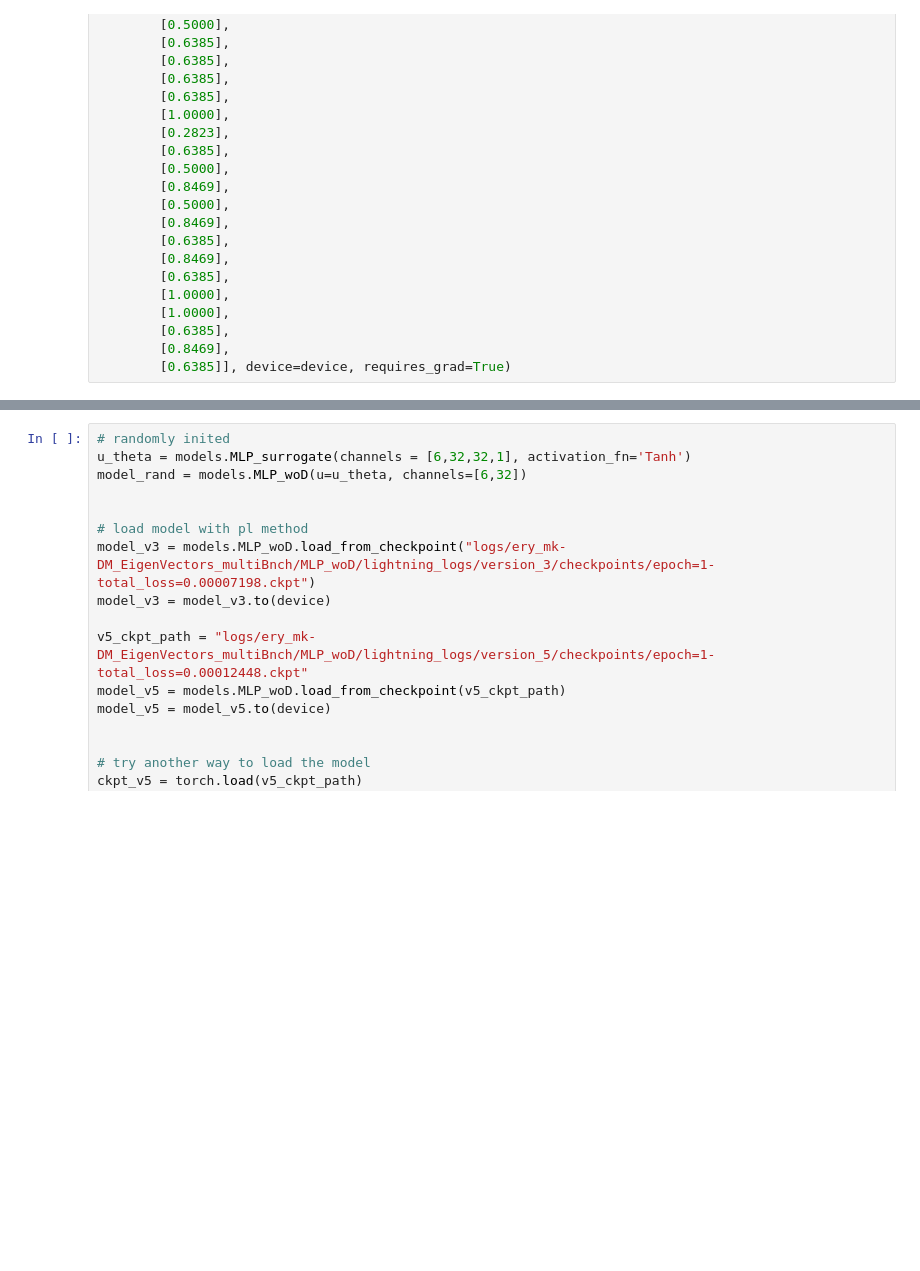
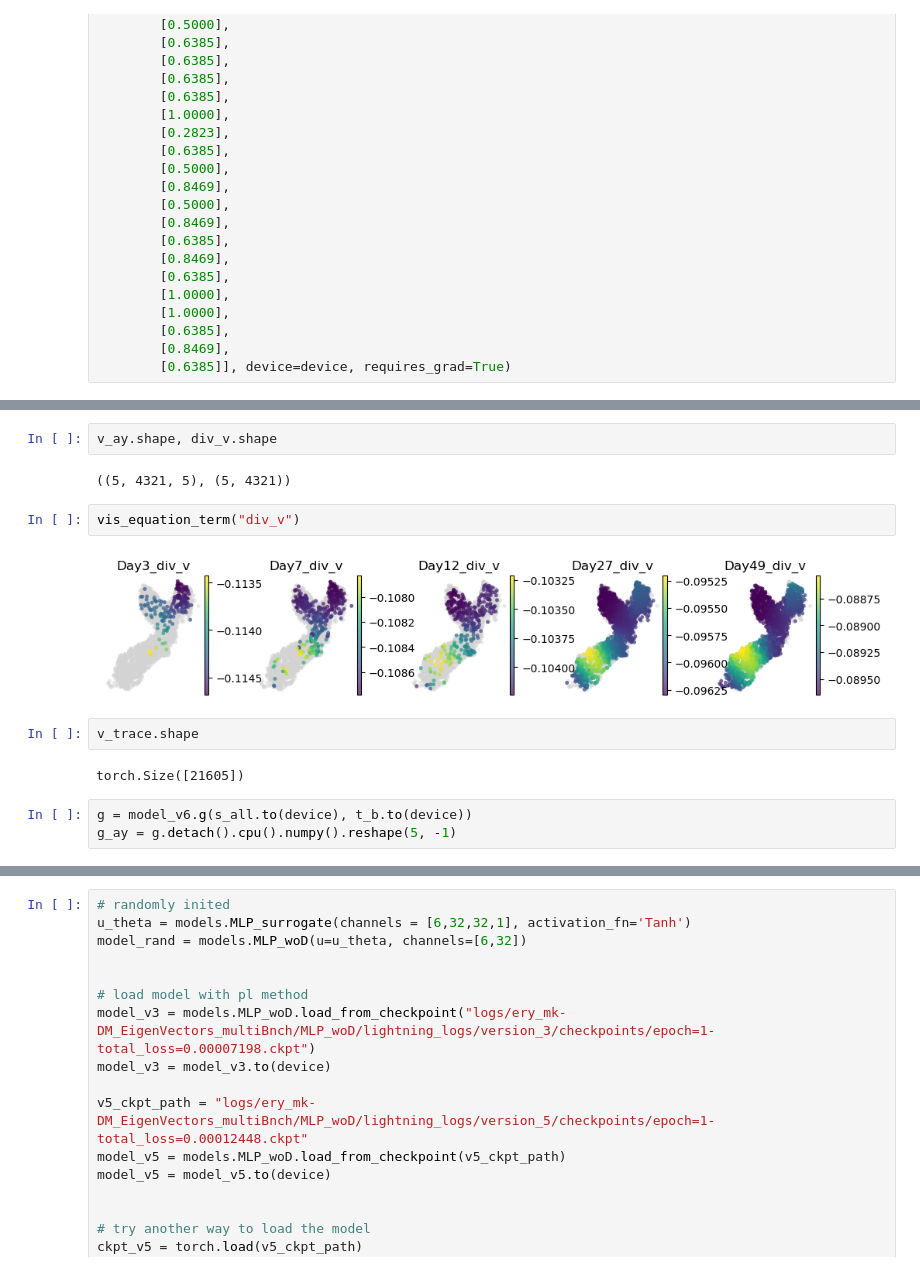
Before and after one commit to oZwZo/PINN_dynamics, a Jupyter notebook: Explore_Notebook/5.trajectory_independent/5-2.MLP_PINN_models.ipynb, the cells around one changed output, grey strips where cells are left out. Saved outputs shown, nothing was run; the diff lists cells and outputs as text; blank space fills up the shorter version.

```diff
--- a/Explore_Notebook/5.trajectory_independent/5-2.MLP_PINN_models.ipynb
+++ b/Explore_Notebook/5.trajectory_independent/5-2.MLP_PINN_models.ipynb
@@ -259,0 +349,15 @@ t_v5 = torch.tensor([[0.6385],
+# %%
+v_ay.shape, div_v.shape
+# %% [output]
+((5, 4321, 5), (5, 4321))
+# %%
+vis_equation_term("div_v")
+# %% [output]
+[figure, added]
+# %%
+v_trace.shape
+# %% [output]
+torch.Size([21605])
+# %%
+g = model_v6.g(s_all.to(device), t_b.to(device))
+g_ay = g.detach().cpu().numpy().reshape(5, -1)
```
Also changed, not shown: parts of 32 cells of this notebook, 9 other files.
